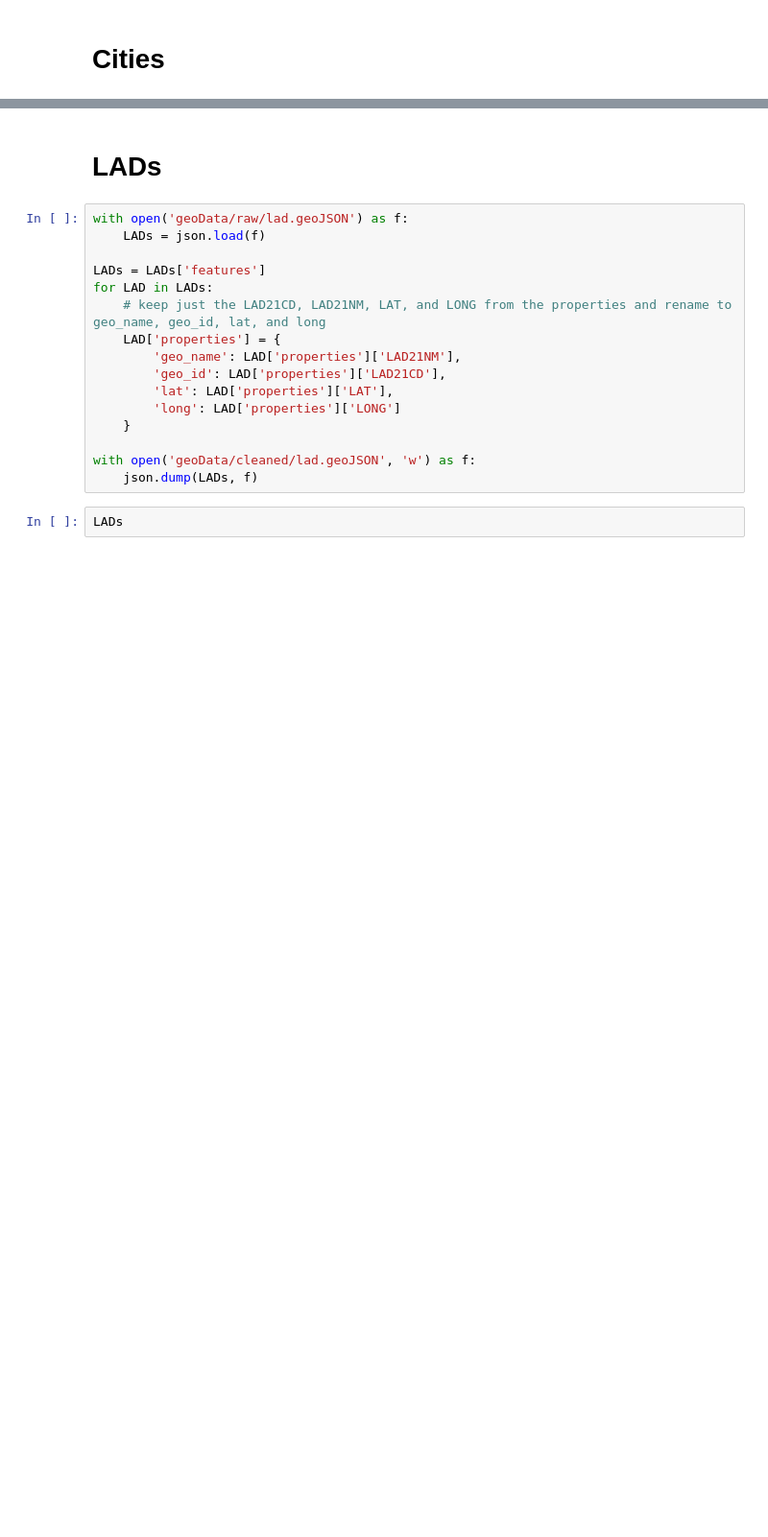
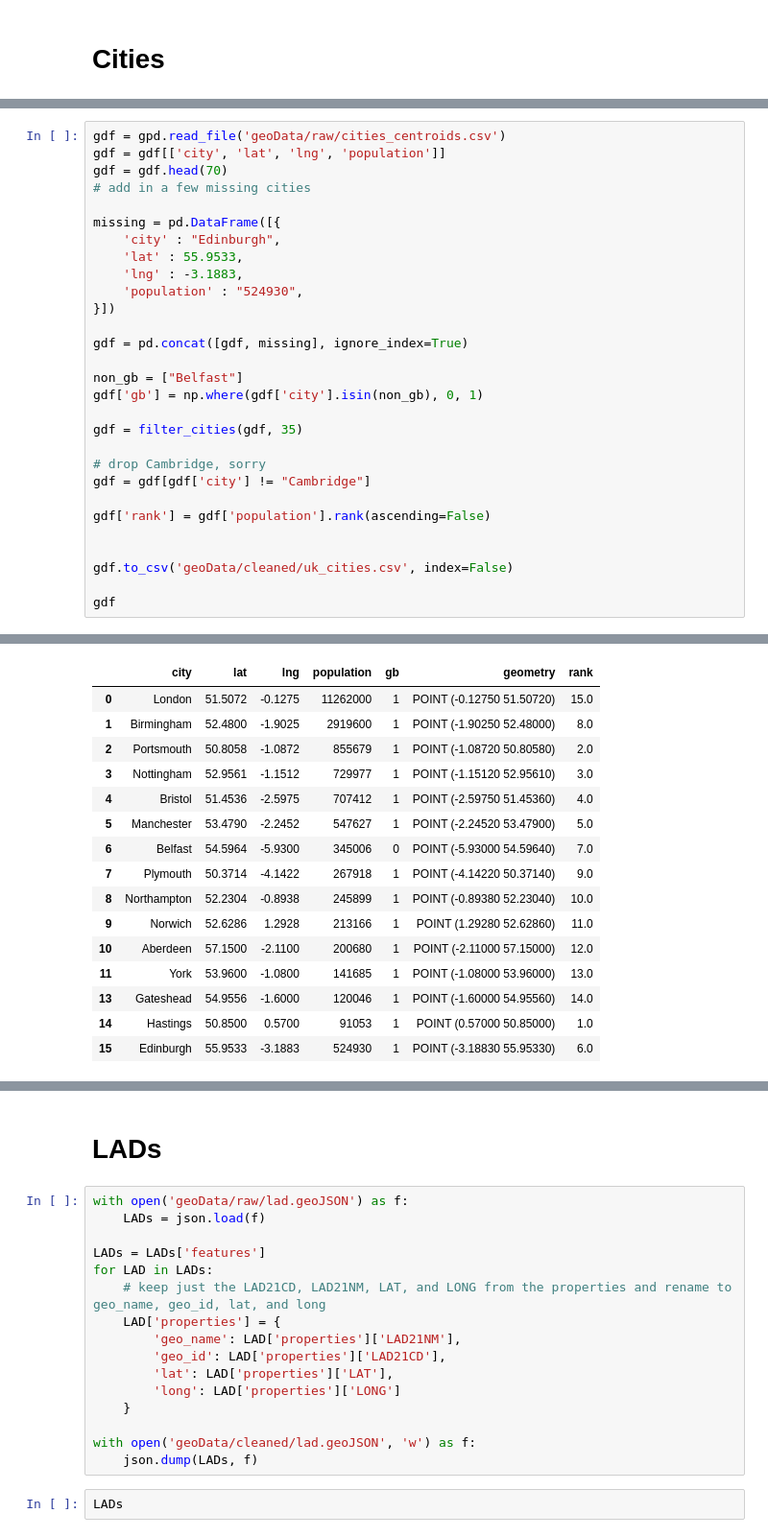
Before and after one commit to FM-ds/NomisMaps, a Jupyter notebook: prepGeoData.ipynb, the cells around one changed output, grey strips where cells are left out. Shown at 96% size. Cells and saved outputs as stored; diff of their text form; blank space fills up the shorter version.

```diff
--- a/prepGeoData.ipynb
+++ b/prepGeoData.ipynb
@@ -26,0 +44,30 @@ gdf.to_csv('geoData/cleaned_uk_cities.csv', index=False)
+# %%
+gdf = gpd.read_file('geoData/raw/cities_centroids.csv')
+gdf = gdf[['city', 'lat', 'lng', 'population']]
+gdf = gdf.head(70)
+# add in a few missing cities
+
+missing = pd.DataFrame([{
+    'city' : "Edinburgh",
+    'lat' : 55.9533,
+    'lng' : -3.1883,
+    'population' : "524930",
+}])
+
+gdf = pd.concat([gdf, missing], ignore_index=True)
+
+non_gb = ["Belfast"]
+gdf['gb'] = np.where(gdf['city'].isin(non_gb), 0, 1)
+
+gdf = filter_cities(gdf, 35)
+
+# drop Cambridge, sorry
+gdf = gdf[gdf['city'] != "Cambridge"]
+
+gdf['rank'] = gdf['population'].rank(ascending=False)
+
+
+gdf.to_csv('geoData/cleaned/uk_cities.csv', index=False)
+
+gdf
+# %% [output]
@@ -26,0 +91,16 @@ gdf.to_csv('geoData/cleaned_uk_cities.csv', index=False)
+|  | city | lat | lng | population | gb | geometry | rank |
+| 0 | London | 51.5072 | -0.1275 | 11262000 | 1 | POINT (-0.12750 51.50720) | 15.0 |
+| 1 | Birmingham | 52.4800 | -1.9025 | 2919600 | 1 | POINT (-1.90250 52.48000) | 8.0 |
+| 2 | Portsmouth | 50.8058 | -1.0872 | 855679 | 1 | POINT (-1.08720 50.80580) | 2.0 |
+| 3 | Nottingham | 52.9561 | -1.1512 | 729977 | 1 | POINT (-1.15120 52.95610) | 3.0 |
+| 4 | Bristol | 51.4536 | -2.5975 | 707412 | 1 | POINT (-2.59750 51.45360) | 4.0 |
+| 5 | Manchester | 53.4790 | -2.2452 | 547627 | 1 | POINT (-2.24520 53.47900) | 5.0 |
+| 6 | Belfast | 54.5964 | -5.9300 | 345006 | 0 | POINT (-5.93000 54.59640) | 7.0 |
+| 7 | Plymouth | 50.3714 | -4.1422 | 267918 | 1 | POINT (-4.14220 50.37140) | 9.0 |
+| 8 | Northampton | 52.2304 | -0.8938 | 245899 | 1 | POINT (-0.89380 52.23040) | 10.0 |
+| 9 | Norwich | 52.6286 | 1.2928 | 213166 | 1 | POINT (1.29280 52.62860) | 11.0 |
+| 10 | Aberdeen | 57.1500 | -2.1100 | 200680 | 1 | POINT (-2.11000 57.15000) | 12.0 |
+| 11 | York | 53.9600 | -1.0800 | 141685 | 1 | POINT (-1.08000 53.96000) | 13.0 |
+| 13 | Gateshead | 54.9556 | -1.6000 | 120046 | 1 | POINT (-1.60000 54.95560) | 14.0 |
+| 14 | Hastings | 50.8500 | 0.5700 | 91053 | 1 | POINT (0.57000 50.85000) | 1.0 |
+| 15 | Edinburgh | 55.9533 | -3.1883 | 524930 | 1 | POINT (-3.18830 55.95330) | 6.0 |
```
Also changed, not shown: parts of 7 cells of this notebook, 4 other files.
